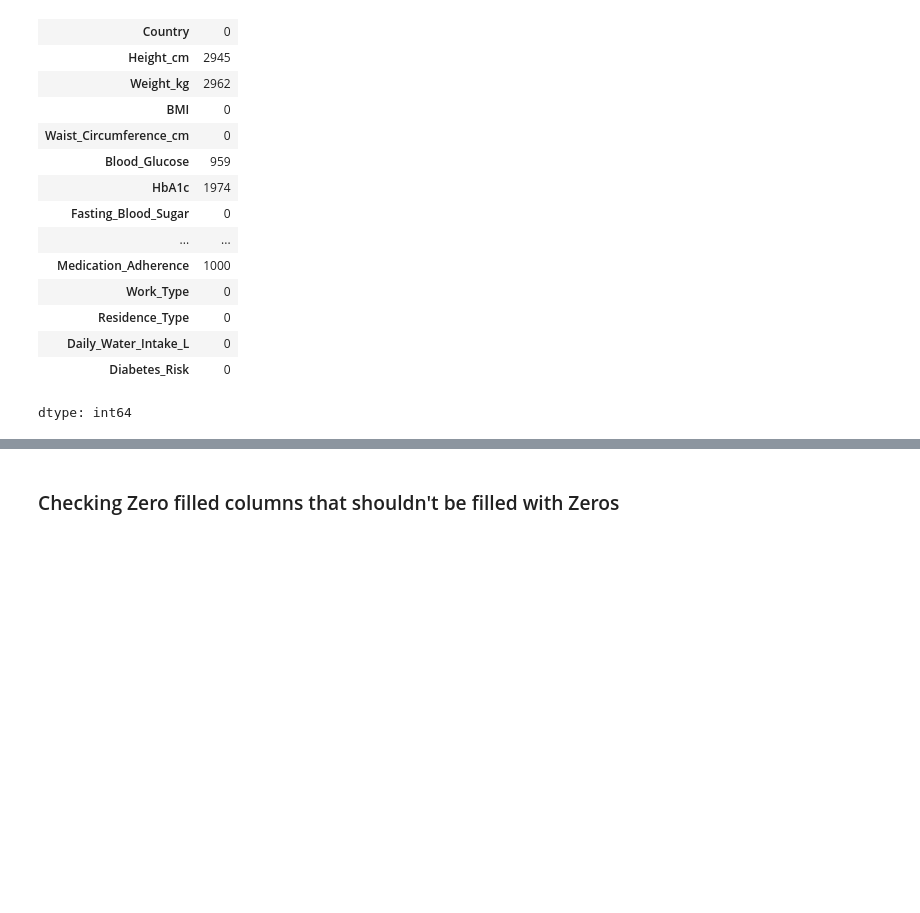
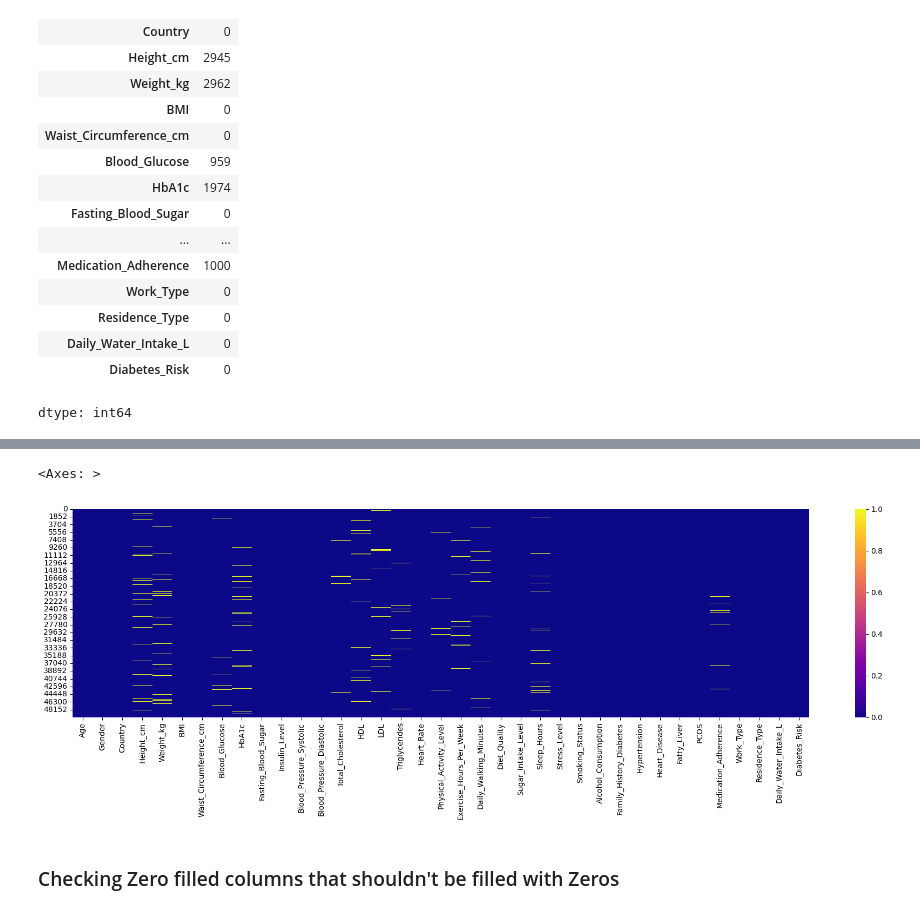
Before and after one commit to mdzubayereashraf/Ostad-AI-Engineering-Course-Assignments, a Jupyter notebook: Assignmen_No_11(Diabetes_Prediction).ipynb, the cells around one changed output, grey strips where cells are left out. Cells and saved outputs as stored; diff of their text form; code cells hidden in the pictures; blank space fills up the shorter version.

```diff
--- a/Assignmen_No_11(Diabetes_Prediction).ipynb
+++ b/Assignmen_No_11(Diabetes_Prediction).ipynb
@@ -111,3 +117,9 @@ dtype: int64
+# %%
+plt.figure(figsize=(22, 5))
+sns.heatmap(df.isnull(),  cmap= 'plasma',cbar=True)
+# %% [output]
+<Axes: >
+[figure, added]
 # %% [markdown]
 ### Checking Zero filled columns that shouldn't be filled with Zeros
 # %%
```
Also changed, not shown: parts of 9 cells of this notebook.
